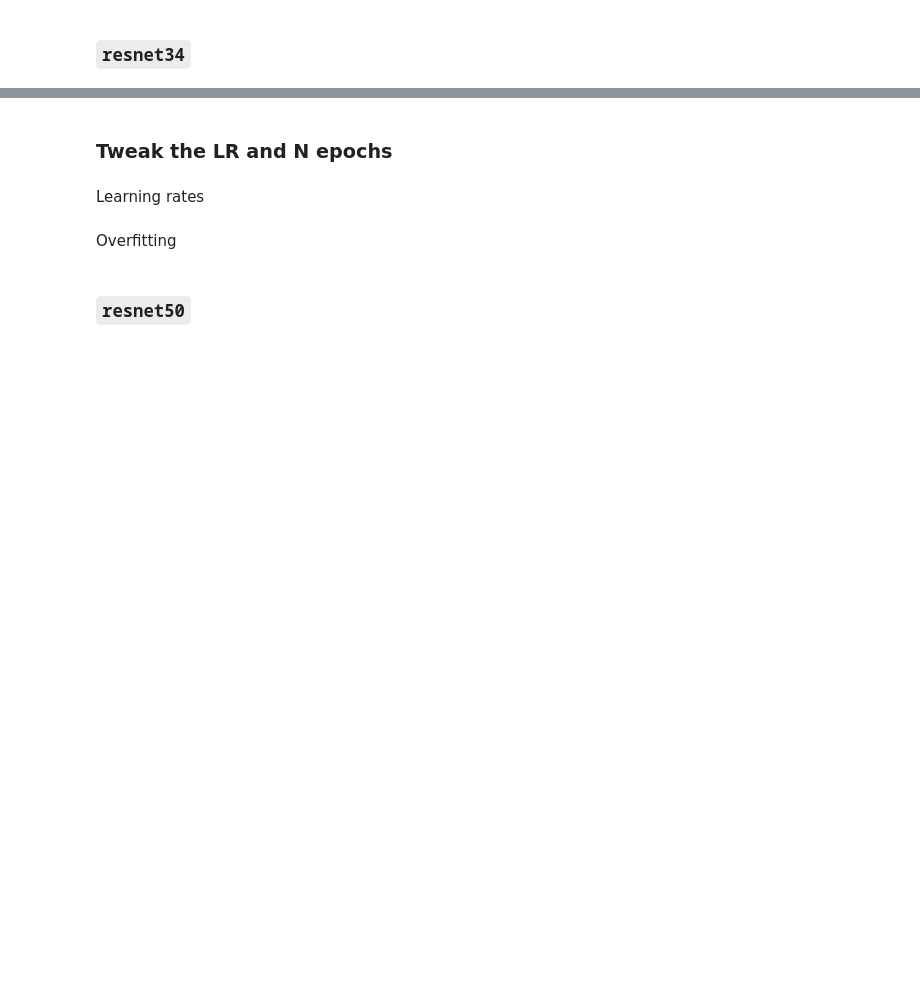
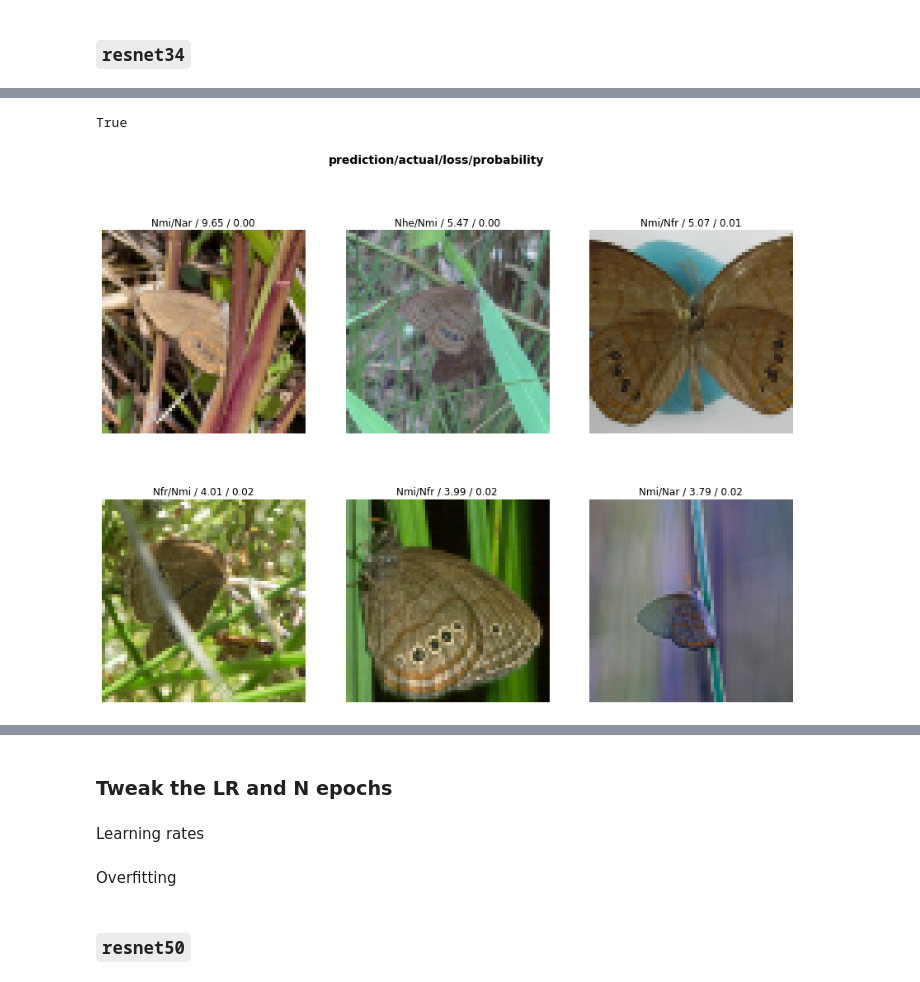
Before and after one commit to butterflyology/Neonympha_geomorph, a Jupyter notebook: code/google_images.ipynb, the cells around one changed output, grey strips where cells are left out. Drawn from its saved outputs; the diff is of its cells as text; code cells hidden in the pictures; blank space fills up the shorter version.

```diff
--- a/code/google_images.ipynb
+++ b/code/google_images.ipynb
@@ -93,7 +99,7 @@ gimage_data.show_batch(rows = 3, figsize = (6, 6))
 # %% [markdown]
 ### `resnet34`
 # %%
-gimage_learn34 = cnn_learner(gimage_data, models.resnet34, metrics = error_rate)
+gimage_learn_64_rn34 = cnn_learner(gimage_data_64, models.resnet34, metrics = error_rate)
 # %%
-gimage_learn34.fit_one_cycle(4)
-# with default LR, get error rate of 15%
+gimage_learn_64_rn34.fit_one_cycle(4)
+# with default LR, get error rate of 17% after 4 cycles
@@ -100,9 +112,13 @@ gimage_learn34.fit_one_cycle(4)
 # %%
-ginterpretation34 = ClassificationInterpretation.from_learner(gimage_learn34)
+ginterpretation_64_34 = ClassificationInterpretation.from_learner(gimage_learn_64_rn34)
 
-glosses34, gidxs34 = ginterpretation34.top_losses()
+glosses_64_34, gidxs_64_34 = ginterpretation_64_34.top_losses()
 
-len(gimage_data.valid_ds) == len(glosses34) == len(gidxs34)
+len(gimage_data_64.valid_ds) == len(glosses_64_34) == len(gidxs_64_34)
+# %% [output]
+True
 # %%
-ginterpretation34.plot_top_losses(6, figsize = (15, 11))
+ginterpretation_64_34.plot_top_losses(6, figsize = (15, 11))
+# %% [output]
+[figure, added]
 # %%
```
Also changed, not shown: parts of 11 cells of this notebook, 2 other files.
